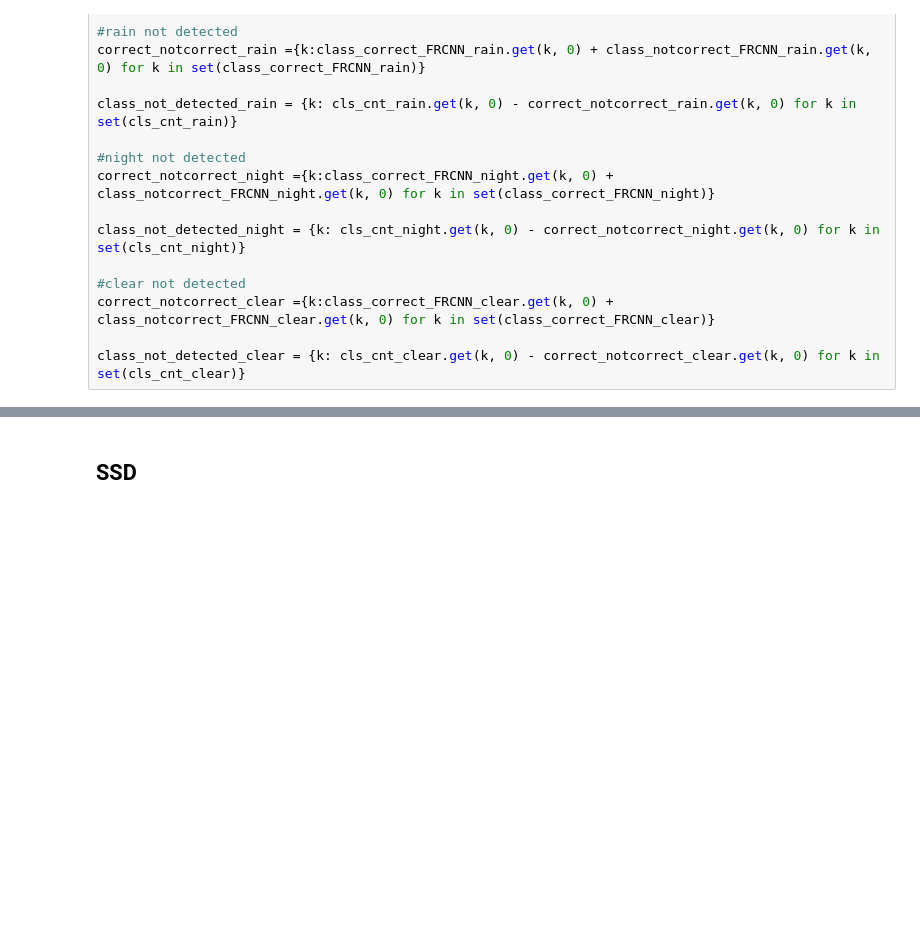
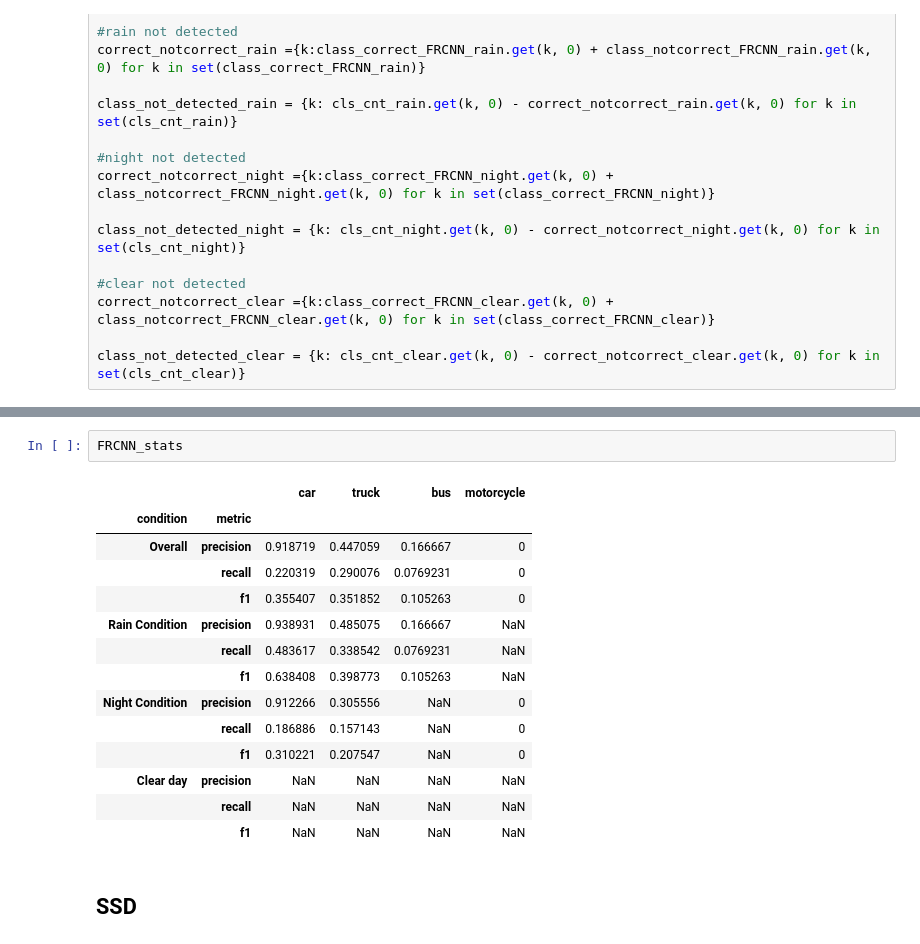
Before and after one commit to ehsantaati/ObjectDetection_Compare_BU, a Jupyter notebook: Final_report2ndDraft.ipynb, the cells around one changed output, grey strips where cells are left out. Drawn from its saved outputs; the diff is of its cells as text; blank space fills up the shorter version.

```diff
--- a/Final_report2ndDraft.ipynb
+++ b/Final_report2ndDraft.ipynb
@@ -687,6 +836,23 @@ precision of bus: 0.17
 precision of motorcycle: 0.00
 recall of motorcycle: 0.00
 F1 of motorcycle: 0.00
+# %%
+FRCNN_stats
+# %% [output]
+|  |  | car | truck | bus | motorcycle |
+| condition | metric |  |  |  |  |
+| Overall | precision | 0.918719 | 0.447059 | 0.166667 | 0 |
+|  | recall | 0.220319 | 0.290076 | 0.0769231 | 0 |
+|  | f1 | 0.355407 | 0.351852 | 0.105263 | 0 |
+| Rain Condition | precision | 0.938931 | 0.485075 | 0.166667 | NaN |
+|  | recall | 0.483617 | 0.338542 | 0.0769231 | NaN |
+|  | f1 | 0.638408 | 0.398773 | 0.105263 | NaN |
+| Night Condition | precision | 0.912266 | 0.305556 | NaN | 0 |
+|  | recall | 0.186886 | 0.157143 | NaN | 0 |
+|  | f1 | 0.310221 | 0.207547 | NaN | 0 |
+| Clear day | precision | NaN | NaN | NaN | NaN |
+|  | recall | NaN | NaN | NaN | NaN |
+|  | f1 | NaN | NaN | NaN | NaN |
 # %% [markdown]
 ## SSD
 # %% [markdown]
```
Also changed, not shown: parts of 16 cells of this notebook.
